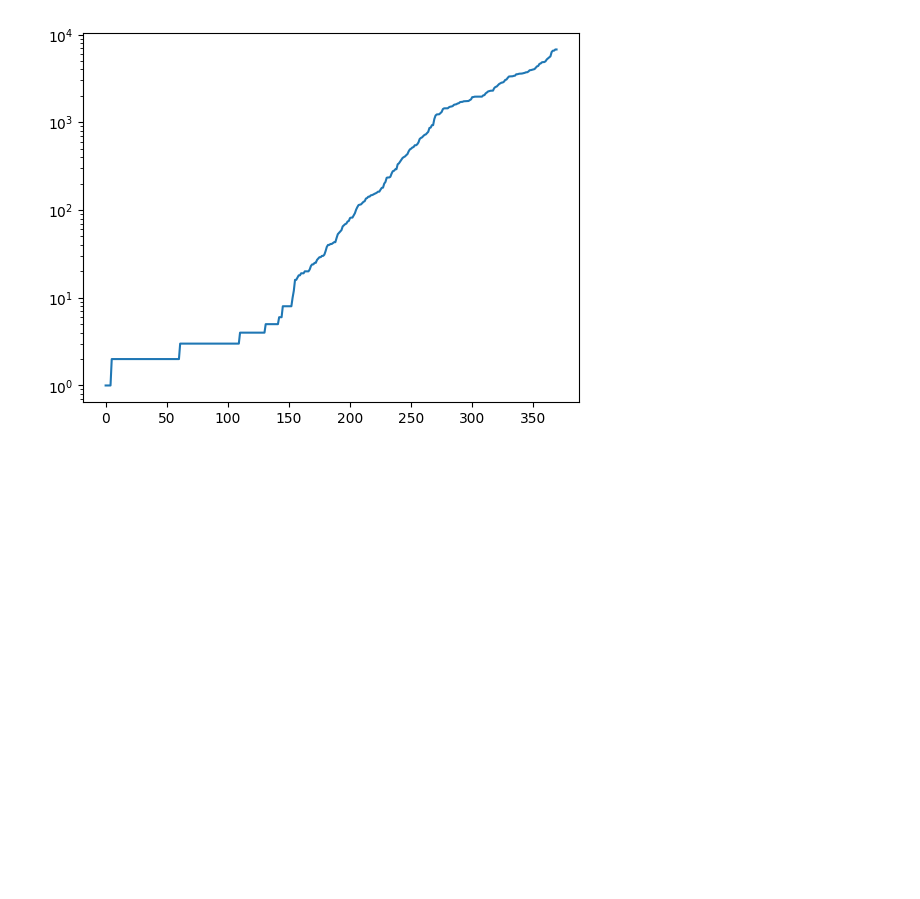
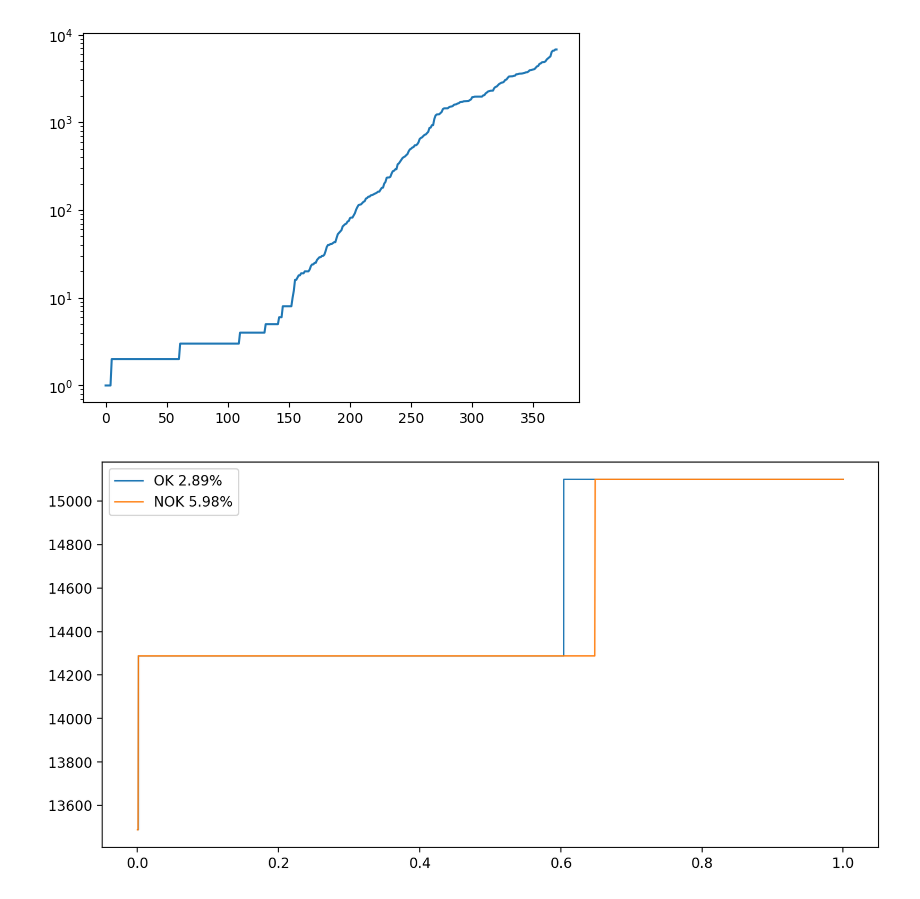
Before and after one commit to BurykinaA/bmw-hack, a Jupyter notebook: eda.ipynb, the cells around one changed output. Saved outputs shown, nothing was run; the diff lists cells and outputs as text; code cells hidden in the pictures; blank space fills up the shorter version.

```diff
--- a/eda.ipynb
+++ b/eda.ipynb
@@ -90,8 +90,8 @@ for c in df.columns:
     sensor_number = int(c.split("_")[1].replace("sensor", ""))
     station_number = int(c.split("_")[0].replace("s", ""))
     names.append((station_number, sensor_number, c))
-
-for c in sorted(names):
+names.sort()
+for c in names:
     col = df[c[2]]
     unique = col.unique()
     print(c)
@@ -123,3 +123,32 @@ plt.yscale("log")
 plt.show()
 # %% [output]
 [figure]
+# %%
+def get_nan_ratios(df: pd.DataFrame):
+    values = []
+    for x, y, name in names:
+        values.append(df[name].isna().sum() / len(df))
+    return values
+
+
+def get_samples(i: int, ok: bool):
+    name = names[i][2]
+    samples = df[df["status"] == "OK" if ok else df["status"] != "OK"][name]
+    nan_ratio = samples.isna().sum() / len(samples)
+    filtered = sorted(samples.dropna().tolist())
+    return nan_ratio, filtered
+
+
+def contrast_samples(i: int):
+    nan_i, ok_i = get_samples(i, True)
+    nan_j, nok_i = get_samples(i, False)
+    plt.figure(figsize=(10, 5), dpi=200)
+    plt.plot(np.linspace(0, 1, len(ok_i)), ok_i, label=f"OK {nan_i:.2%}", lw=1)
+    plt.plot(np.linspace(0, 1, len(nok_i)), nok_i, label=f"NOK {nan_j:.2%}", lw=1)
+    plt.legend()
+    plt.show()
+
+
+contrast_samples(10)
+# %% [output]
+[figure, added]
```
Also changed, not shown: 1 other file.
